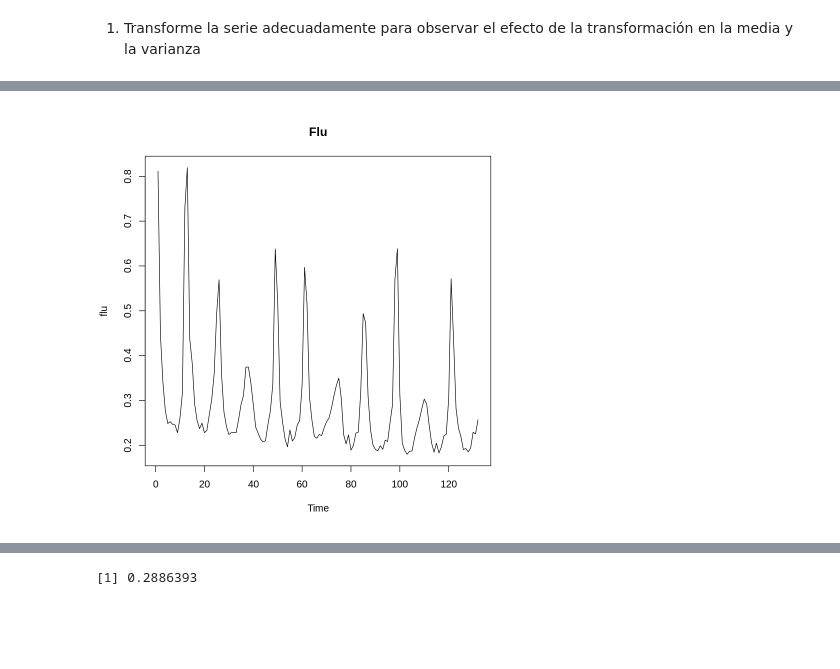
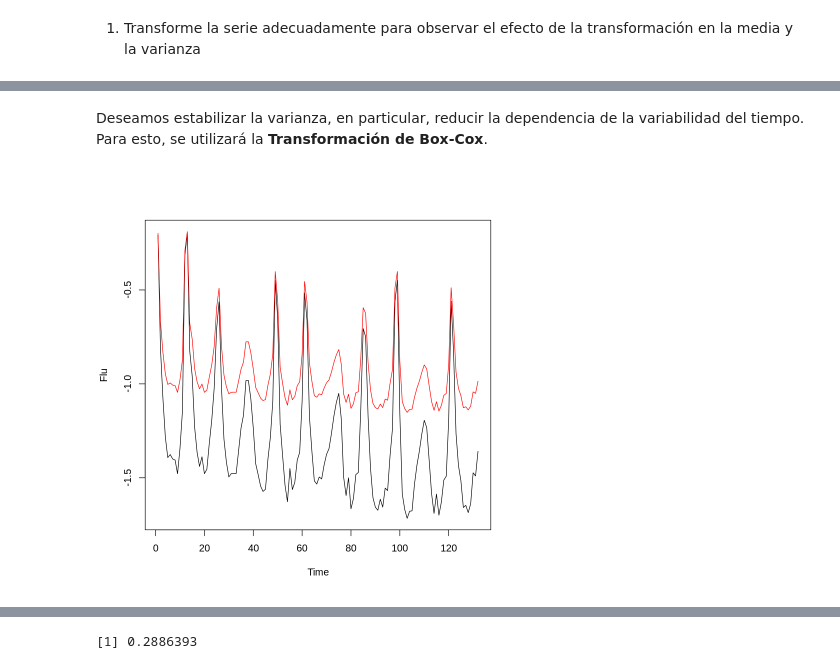
Before and after one commit to brunomb97/mat267-proyectos, a Jupyter notebook: proyecto01/proyecto01.ipynb, the cells around one changed output, grey strips where cells are left out. Cells and saved outputs as stored; diff of their text form; code cells hidden in the pictures; blank space fills up the shorter version.

```diff
--- a/proyecto01/proyecto01.ipynb
+++ b/proyecto01/proyecto01.ipynb
@@ -16,4 +21,2 @@ flu <- ts(read.table("https://www.stat.pitt.edu/stoffer/tsa2/data/flu.dat.txt"))
-# %%
-ts.plot(flu, main = 'Flu')
-# %% [output]
-[figure, removed]
+# %% [markdown]
+Deseamos estabilizar la varianza, en particular, reducir la dependencia de la variabilidad del tiempo. Para esto, se utilizará la **Transformación de Box-Cox**.
@@ -20,3 +25,6 @@ ts.plot(flu, main = 'Flu')
 # %%
-ma <- function(x, n = 5){filter(x, rep(1 / n, n), sides = 2)}
-ma_flu = ma(flu)
+boxcox_flu_0 <- BoxCox(flu, 0)
+boxcox_flu_12 <- BoxCox(flu, 1/2)
+seqplot.ts(boxcox_flu_0, boxcox_flu_12, ylab="Flu")
+# %% [output]
+[figure, added]
```
Also changed, not shown: parts of 14 cells of this notebook.
